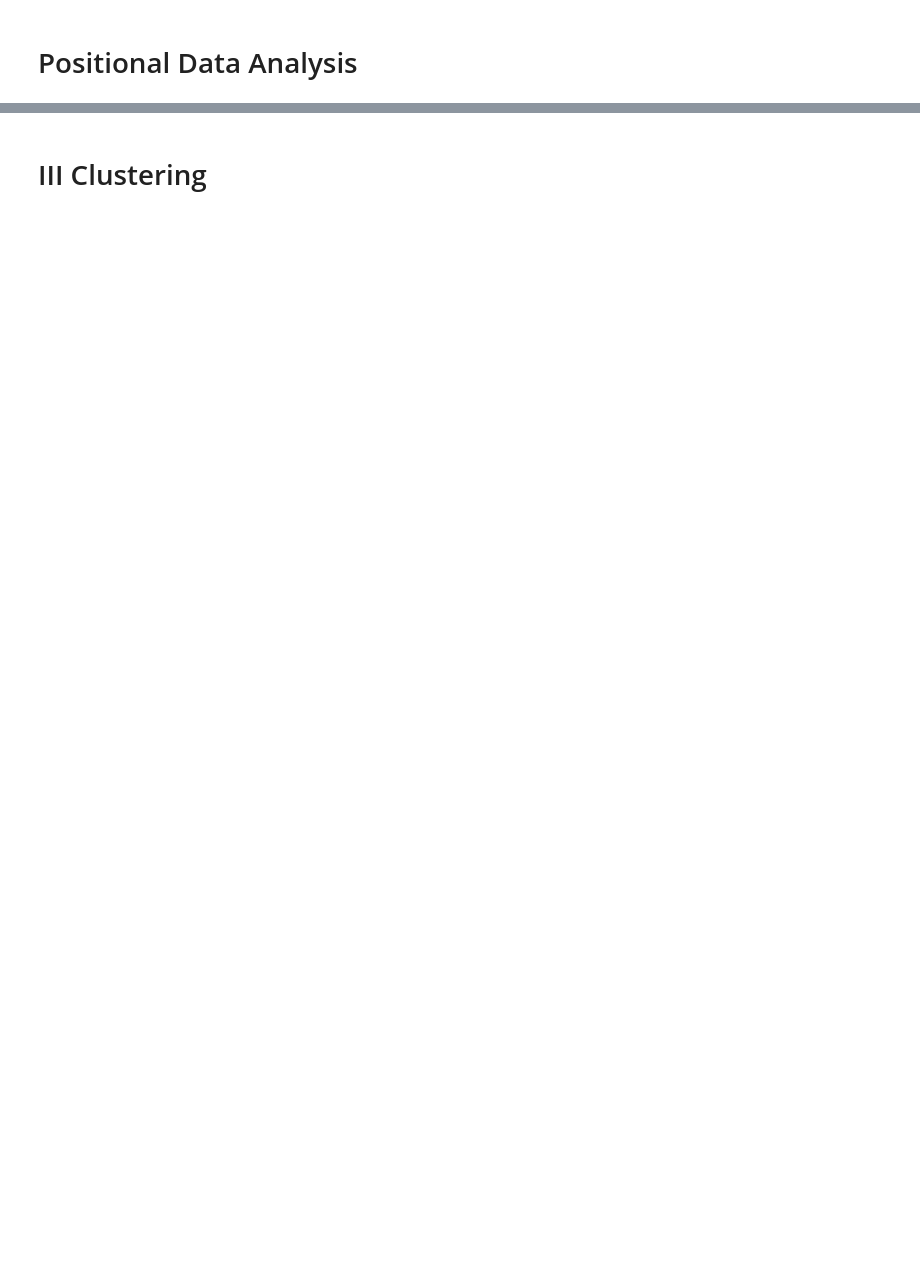
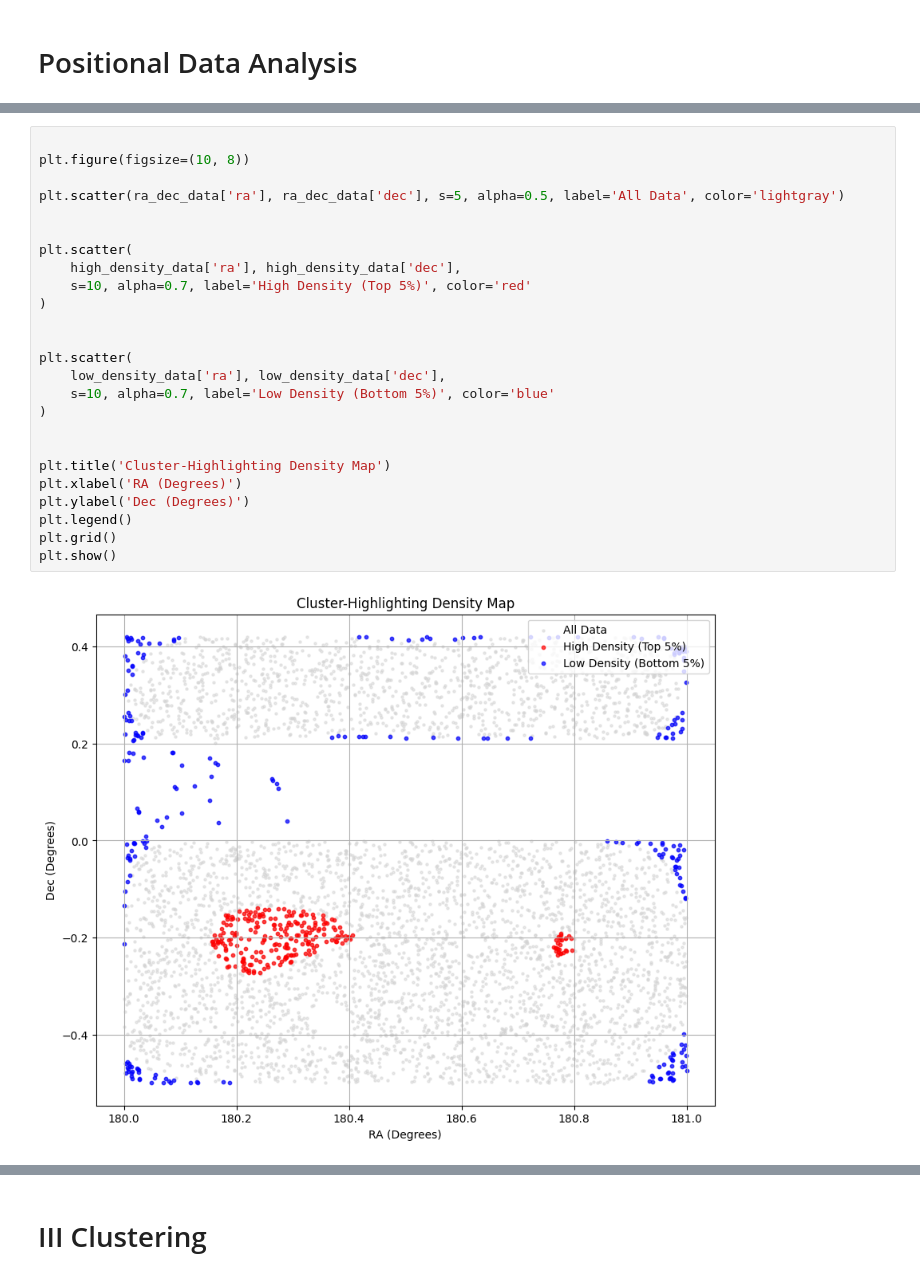
Before and after one commit to Fr4nc3/SDSS_Release_17_system_model, a Jupyter notebook: sdss_data.ipynb, the cells around one changed output, grey strips where cells are left out. Drawn from its saved outputs; the diff is of its cells as text; blank space fills up the shorter version.

```diff
--- a/sdss_data.ipynb
+++ b/sdss_data.ipynb
@@ -664,0 +682,27 @@ cluster_table
+# %%
+
+plt.figure(figsize=(10, 8))
+
+plt.scatter(ra_dec_data['ra'], ra_dec_data['dec'], s=5, alpha=0.5, label='All Data', color='lightgray')
+
+
+plt.scatter(
+    high_density_data['ra'], high_density_data['dec'],
+    s=10, alpha=0.7, label='High Density (Top 5%)', color='red'
+)
+
+
+plt.scatter(
+    low_density_data['ra'], low_density_data['dec'],
+    s=10, alpha=0.7, label='Low Density (Bottom 5%)', color='blue'
+)
+
+
+plt.title('Cluster-Highlighting Density Map')
+plt.xlabel('RA (Degrees)')
+plt.ylabel('Dec (Degrees)')
+plt.legend()
+plt.grid()
+plt.show()
+# %% [output]
+[figure, added]
```
Also changed, not shown: parts of 14 cells of this notebook.
